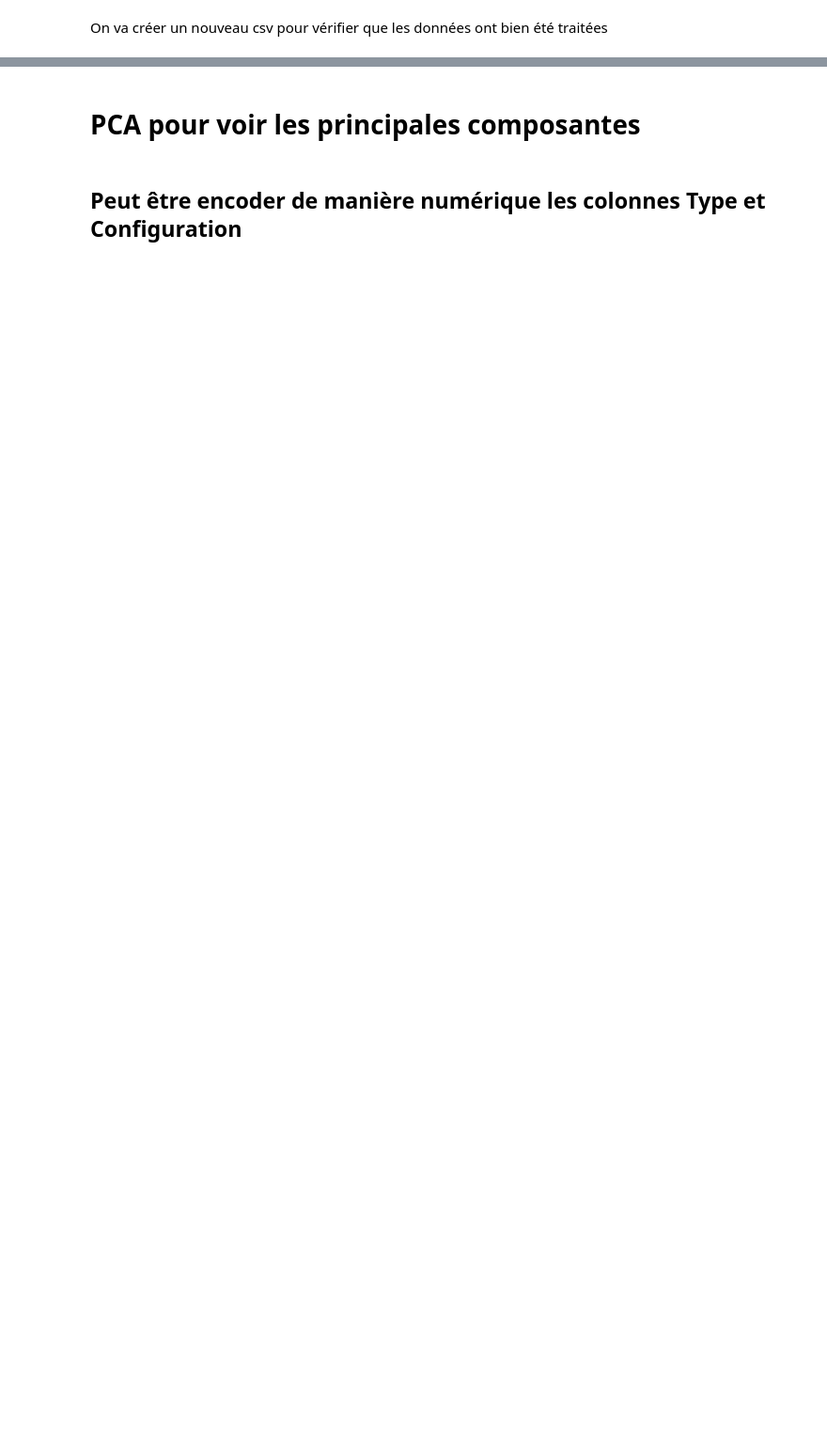
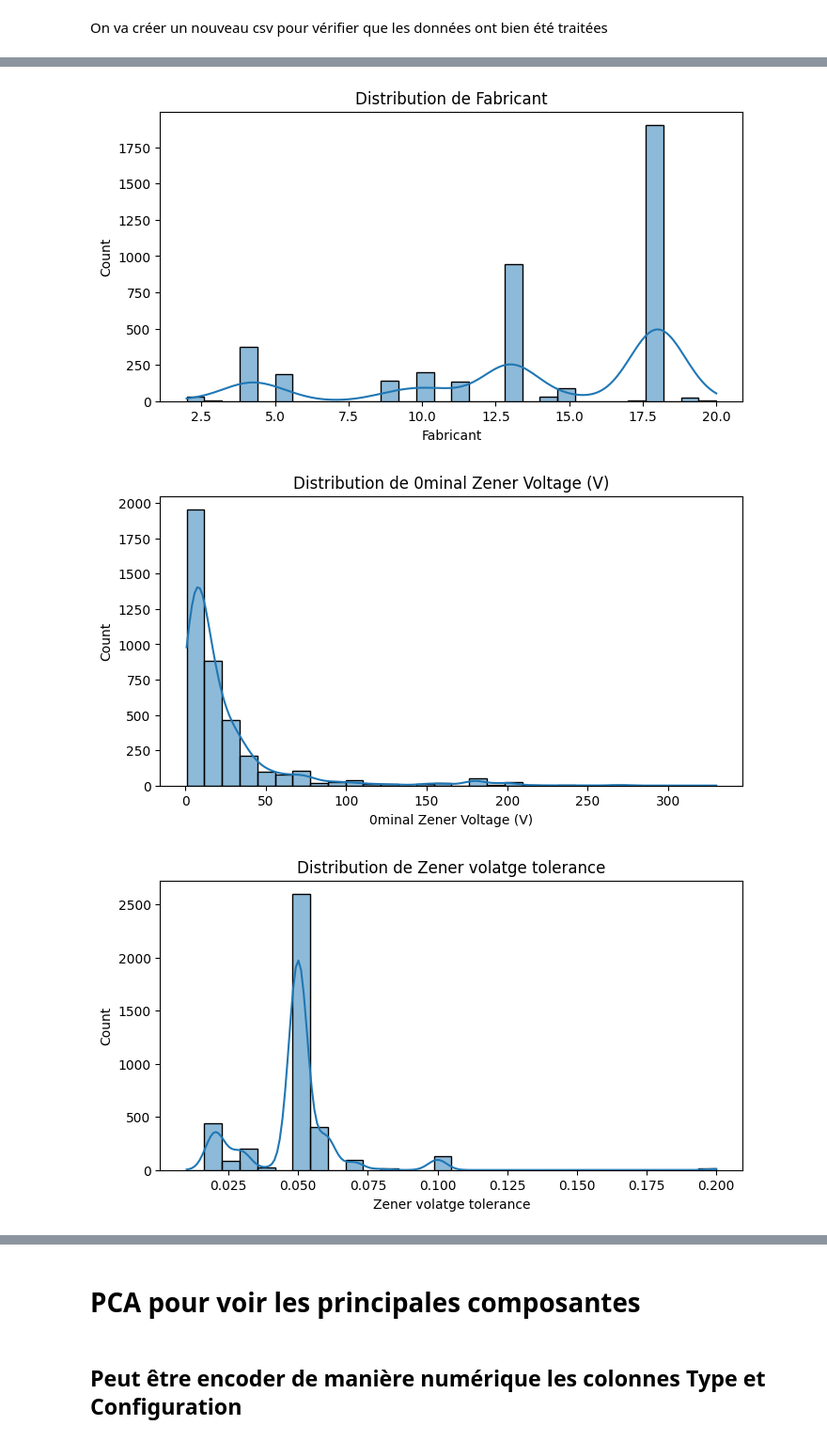
Before and after one commit to coupsim/PSYN_SC_AL, a Jupyter notebook: PSYN.ipynb, the cells around one changed output, grey strips where cells are left out. Shown at 94% size. Cells and saved outputs as stored; diff of their text form; code cells hidden in the pictures; blank space fills up the shorter version.

```diff
--- a/PSYN.ipynb
+++ b/PSYN.ipynb
@@ -233,0 +458,13 @@ print(df_train_ss_ref.dtypes)
+# %%
+# Sélection des colonnes numériques
+num_cols = df_train_ss_ref.select_dtypes(include=['float64', 'int64']).columns
+# Création de plusieurs histogrammes
+for col in num_cols:
+    plt.figure(figsize=(8, 4))
+    sns.histplot(df_train_ss_ref[col], bins=30, kde=True)
+    plt.title(f"Distribution de {col}")
+    plt.show()
+# %% [output]
+[figure, added]
+[figure, added]
+[figure, added]
```
Also changed, not shown: parts of 61 cells of this notebook.
